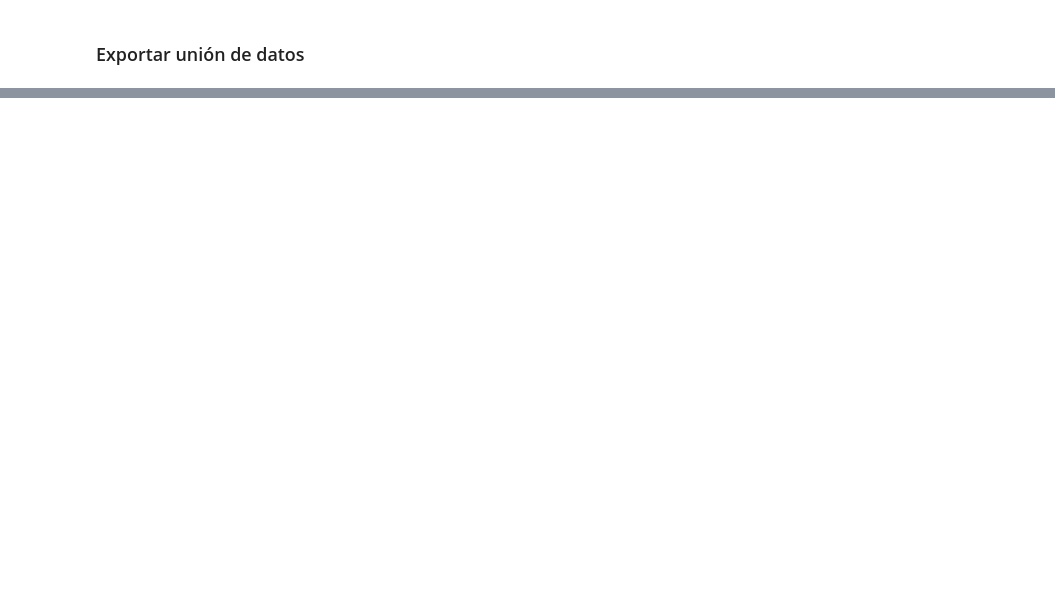
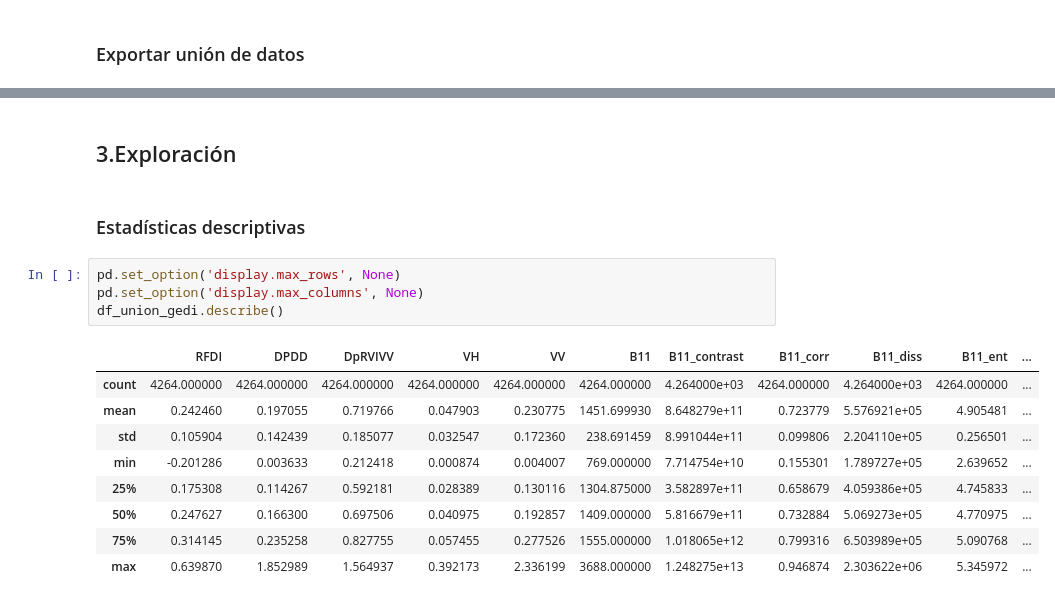
Before and after one commit to daningMontano/GEDI_STRUCTURE_ML, a Jupyter notebook: ML/GEDI_EDA.ipynb, the cells around one changed output, grey strips where cells are left out. Cells and saved outputs as stored; diff of their text form; blank space fills up the shorter version.

```diff
--- a/ML/GEDI_EDA.ipynb
+++ b/ML/GEDI_EDA.ipynb
@@ -60,0 +82,18 @@ df_union_gedi.to_csv('DATA/df_union_gedi.csv', index=False)
+# %% [markdown]
+## 3.Exploración
+# %% [markdown]
+### Estadísticas descriptivas
+# %%
+pd.set_option('display.max_rows', None)
+pd.set_option('display.max_columns', None)
+df_union_gedi.describe()
+# %% [output]
+|  | RFDI | DPDD | DpRVIVV | VH | VV | B11 | B11_contrast | B11_corr | B11_diss | B11_ent | ... |
+| count | 4264.000000 | 4264.000000 | 4264.000000 | 4264.000000 | 4264.000000 | 4264.000000 | 4.264000e+03 | 4264.000000 | 4.264000e+03 | 4264.000000 | ... |
+| mean | 0.242460 | 0.197055 | 0.719766 | 0.047903 | 0.230775 | 1451.699930 | 8.648279e+11 | 0.723779 | 5.576921e+05 | 4.905481 | ... |
+| std | 0.105904 | 0.142439 | 0.185077 | 0.032547 | 0.172360 | 238.691459 | 8.991044e+11 | 0.099806 | 2.204110e+05 | 0.256501 | ... |
+| min | -0.201286 | 0.003633 | 0.212418 | 0.000874 | 0.004007 | 769.000000 | 7.714754e+10 | 0.155301 | 1.789727e+05 | 2.639652 | ... |
+| 25% | 0.175308 | 0.114267 | 0.592181 | 0.028389 | 0.130116 | 1304.875000 | 3.582897e+11 | 0.658679 | 4.059386e+05 | 4.745833 | ... |
+| 50% | 0.247627 | 0.166300 | 0.697506 | 0.040975 | 0.192857 | 1409.000000 | 5.816679e+11 | 0.732884 | 5.069273e+05 | 4.770975 | ... |
+| 75% | 0.314145 | 0.235258 | 0.827755 | 0.057455 | 0.277526 | 1555.000000 | 1.018065e+12 | 0.799316 | 6.503989e+05 | 5.090768 | ... |
+| max | 0.639870 | 1.852989 | 1.564937 | 0.392173 | 2.336199 | 3688.000000 | 1.248275e+13 | 0.946874 | 2.303622e+06 | 5.345972 | ... |
```
Also changed, not shown: parts of 9 cells of this notebook.
